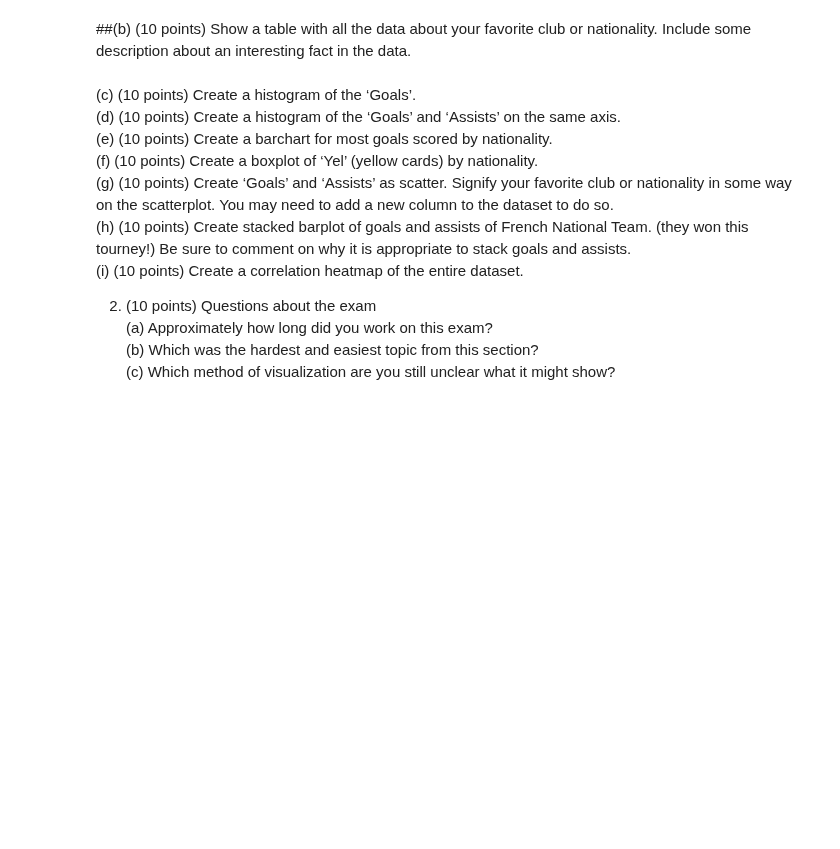
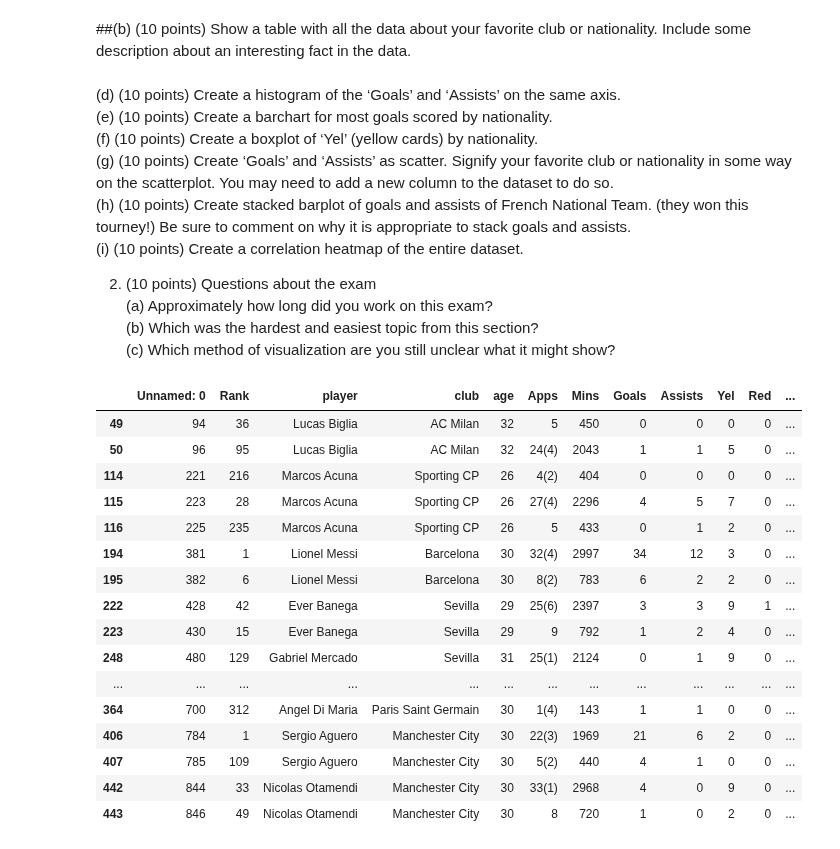
Before and after one commit to Nissun662/Data-Visual, a Jupyter notebook: Exam3.ipynb, the cells around one changed output. Cells and saved outputs as stored; diff of their text form; code cells hidden in the pictures; blank space fills up the shorter version.

```diff
--- a/Exam3.ipynb
+++ b/Exam3.ipynb
@@ -50,7 +52,7 @@ My favourite team from world cup has always been Argentina.
 # %% [markdown]
 ##(b) (10 points) Show a table with all the data about your favorite club or nationality. Include some description about an interesting fact in the data.
 # %% [markdown]
-(c) (10 points) Create a histogram of the ‘Goals’.
+
 (d) (10 points) Create a histogram of the ‘Goals’ and ‘Assists’ on the same axis.
 (e) (10 points) Create a barchart for most goals scored by nationality.
 (f) (10 points) Create a boxplot of ‘Yel’ (yellow cards) by nationality.
@@ -64,3 +66,24 @@ to comment on why it is appropriate to stack goals and assists.
 (a) Approximately how long did you work on this exam?
 (b) Which was the hardest and easiest topic from this section?
 (c) Which method of visualization are you still unclear what it might show?
+# %%
+df1 = df[df['nationality'].str.contains('Argentina')]
+df1.head(20)
+# %% [output]
+|  | Unnamed: 0 | Rank | player | club | age | Apps | Mins | Goals | Assists | Yel | Red | ... |
+| 49 | 94 | 36 | Lucas Biglia | AC Milan | 32 | 5 | 450 | 0 | 0 | 0 | 0 | ... |
+| 50 | 96 | 95 | Lucas Biglia | AC Milan | 32 | 24(4) | 2043 | 1 | 1 | 5 | 0 | ... |
+| 114 | 221 | 216 | Marcos Acuna | Sporting CP | 26 | 4(2) | 404 | 0 | 0 | 0 | 0 | ... |
+| 115 | 223 | 28 | Marcos Acuna | Sporting CP | 26 | 27(4) | 2296 | 4 | 5 | 7 | 0 | ... |
+| 116 | 225 | 235 | Marcos Acuna | Sporting CP | 26 | 5 | 433 | 0 | 1 | 2 | 0 | ... |
+| 194 | 381 | 1 | Lionel Messi | Barcelona | 30 | 32(4) | 2997 | 34 | 12 | 3 | 0 | ... |
+| 195 | 382 | 6 | Lionel Messi | Barcelona | 30 | 8(2) | 783 | 6 | 2 | 2 | 0 | ... |
+| 222 | 428 | 42 | Ever Banega | Sevilla | 29 | 25(6) | 2397 | 3 | 3 | 9 | 1 | ... |
+| 223 | 430 | 15 | Ever Banega | Sevilla | 29 | 9 | 792 | 1 | 2 | 4 | 0 | ... |
+| 248 | 480 | 129 | Gabriel Mercado | Sevilla | 31 | 25(1) | 2124 | 0 | 1 | 9 | 0 | ... |
+| ... | ... | ... | ... | ... | ... | ... | ... | ... | ... | ... | ... | ... |
+| 364 | 700 | 312 | Angel Di Maria | Paris Saint Germain | 30 | 1(4) | 143 | 1 | 1 | 0 | 0 | ... |
+| 406 | 784 | 1 | Sergio Aguero | Manchester City | 30 | 22(3) | 1969 | 21 | 6 | 2 | 0 | ... |
+| 407 | 785 | 109 | Sergio Aguero | Manchester City | 30 | 5(2) | 440 | 4 | 1 | 0 | 0 | ... |
+| 442 | 844 | 33 | Nicolas Otamendi | Manchester City | 30 | 33(1) | 2968 | 4 | 0 | 9 | 0 | ... |
+| 443 | 846 | 49 | Nicolas Otamendi | Manchester City | 30 | 8 | 720 | 1 | 0 | 2 | 0 | ... |
```
Also changed, not shown: parts of 6 cells of this notebook.
